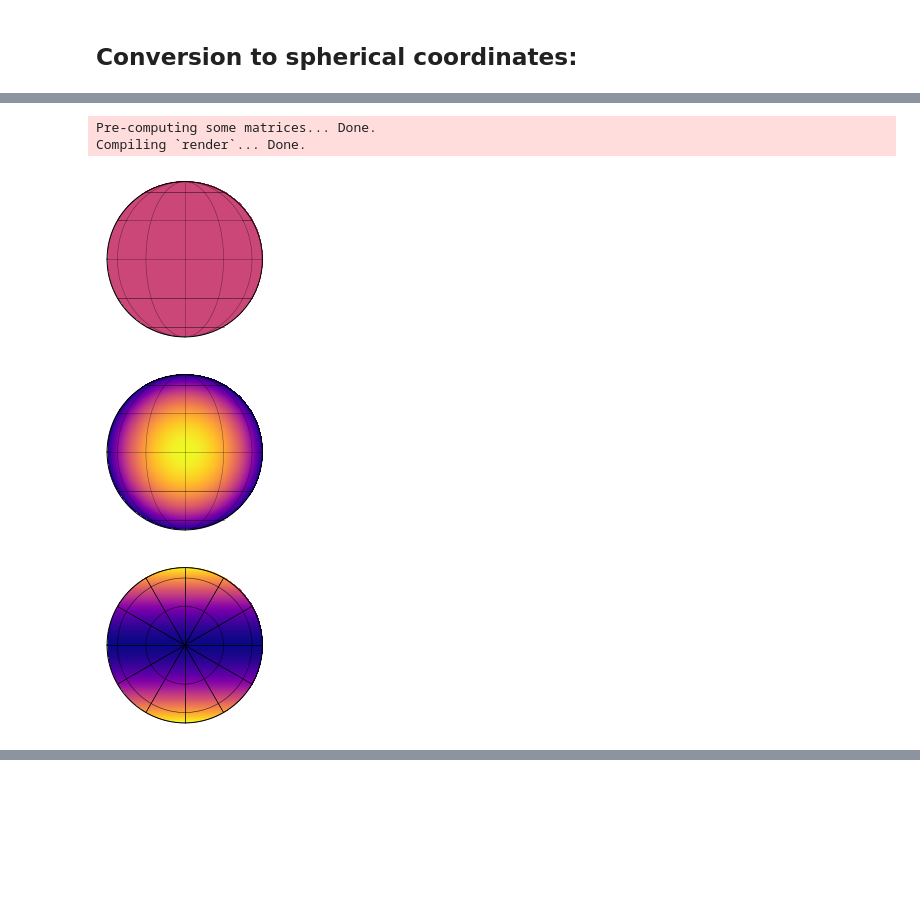
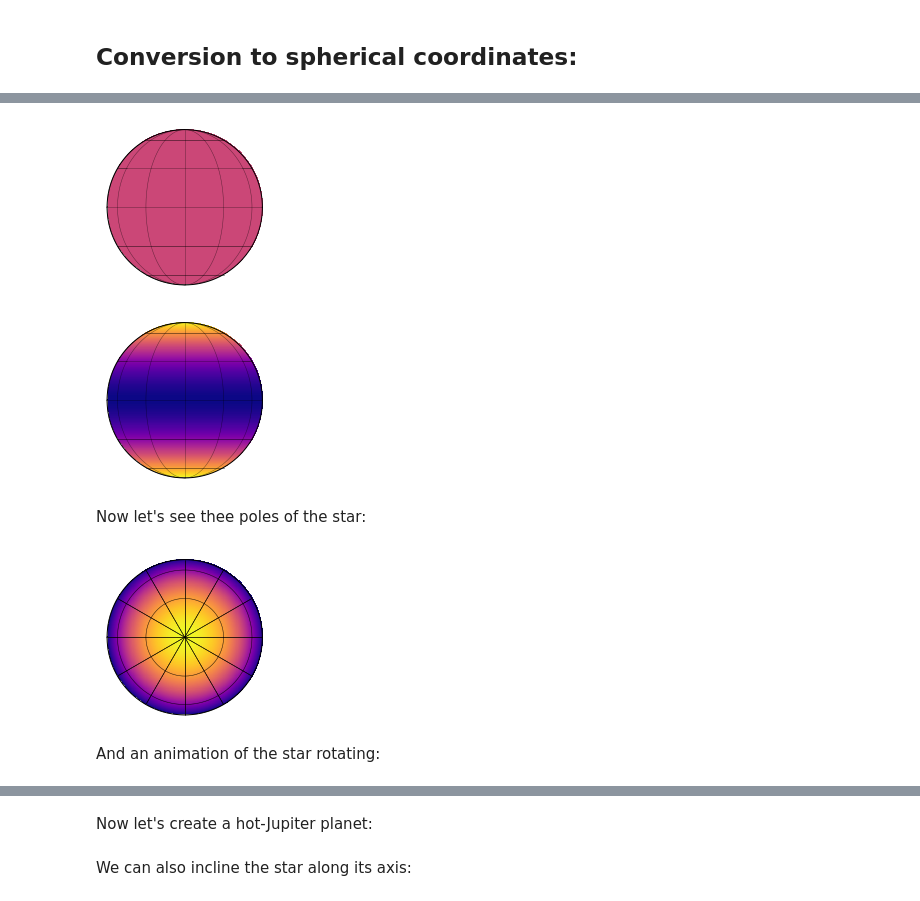
Before and after one commit to shashankdholakia/gravity-dark, a Jupyter notebook: Spherical Harmonics and Von Zeipel Law.ipynb, the cells around one changed output, grey strips where cells are left out. Cells and saved outputs as stored; diff of their text form; code cells hidden in the pictures; blank space fills up the shorter version.

Commit message:
creating lightcurves, plots

```diff
--- a/Spherical Harmonics and Von Zeipel Law.ipynb
+++ b/Spherical Harmonics and Von Zeipel Law.ipynb
@@ -351,4 +351,4 @@ ycoeffs.subs([(alpha,((-2*omega**2/(G**2*M**2) + omega**4/(G**4*M**4))))])
 # %% [output]
 $\displaystyle \left[\begin{matrix}\frac{\pi \left(8 \beta \left(2 \beta - 1\right) \left(- \frac{2 \omega^{2}}{G^{2} M^{2}} + \frac{\omega^{4}}{G^{4} M^{4}}\right)^{2} + 20 \beta \left(- \frac{2 \omega^{2}}{G^{2} M^{2}} + \frac{\omega^{4}}{G^{4} M^{4}}\right) + 15\right)}{15}\\0\\0\\0\\0\\0\\\frac{4 \sqrt{5} \pi \beta \left(- \frac{2 \omega^{2}}{G^{2} M^{2}} + \frac{\omega^{4}}{G^{4} M^{4}}\right) \left(- 8 \beta \left(- \frac{2 \omega^{2}}{G^{2} M^{2}} + \frac{\omega^{4}}{G^{4} M^{4}}\right) - 7 - \frac{8 \omega^{2}}{G^{2} M^{2}} + \frac{4 \omega^{4}}{G^{4} M^{4}}\right)}{105}\\0\\0\\0\\0\\0\\0\\0\\0\\0\\0\\0\\0\\0\\\frac{8 \pi \beta \left(2 \beta - 1\right) \left(- \frac{2 \omega^{2}}{G^{2} M^{2}} + \frac{\omega^{4}}{G^{4} M^{4}}\right)^{2}}{105}\\0\\0\\0\\0\end{matrix}\right]$
 # %%
-ycoeffs[0].subs([(alpha,((-2*omega**2/(G**2*M**2) + omega**4/(G**4*M**4))))]).evalf(subs={G:1, M:1, omega:0.99,beta:0.22})
+ycoeffs = ycoeffs.subs([(alpha,((-2*omega**2/(G**2*M**2) + omega**4/(G**4*M**4))))])
@@ -369,25 +364,35 @@ WARNING (theano.tensor.blas): Using NumPy C-API based implementation for BLAS fu
+# %%
+%matplotlib inline
+import starry
+import numpy as np
+
+starry.config.lazy = False
+starry.config.quiet = True
 # %%
 map0 = starry.Map(ydeg=2*order_approx)
 map0.show()
 # %% [output]
-Pre-computing some matrices... Done.
-Compiling `render`... Done.
 [figure]
 # %%
 arr = []
-for i in ycoeffs.subs([(alpha,((-2*omega**2/(G**2*M**2) + omega**4/(G**4*M**4))))]):
-    arr.append(float(i.evalf(subs={G:1, M:1, omega:0.99,beta:0.22})))
+for i in ycoeffs:
+    arr.append(float(i.evalf(subs={G:1, M:1, omega:0.60,beta:0.22}))) #use G=1, M=1, omegaa = 0.60
 arr = np.array(arr)
 map0[1:,:] = arr[1:]/arr[0]
 
+map0.rotate(axis=[1,0,0],theta=90)
 map0.show()
 # %% [output]
-[figure, old version]
+[figure, new version]
+# %% [markdown]
+Now let's see thee poles of the star:
 # %%
 map0.obl = 0
 map0.inc = 0
 map0.show()
 # %% [output]
-[figure, old version]
+[figure, new version]
+# %% [markdown]
+And an animation of the star rotating:
 # %%
 theta = np.linspace(0, 360, 50)
@@ -395,3 +400,5 @@ map0.inc=90
 map0.show(theta=theta)
 # %% [output]
 [interactive output not drawn]
+# %% [markdown]
+Now let's create a hot-Jupiter planet:
@@ -397,0 +420,2 @@ map0.show(theta=theta)
+# %% [markdown]
+We can also incline the star along its axis:
```
Also changed, not shown: parts of 11 cells of this notebook.
